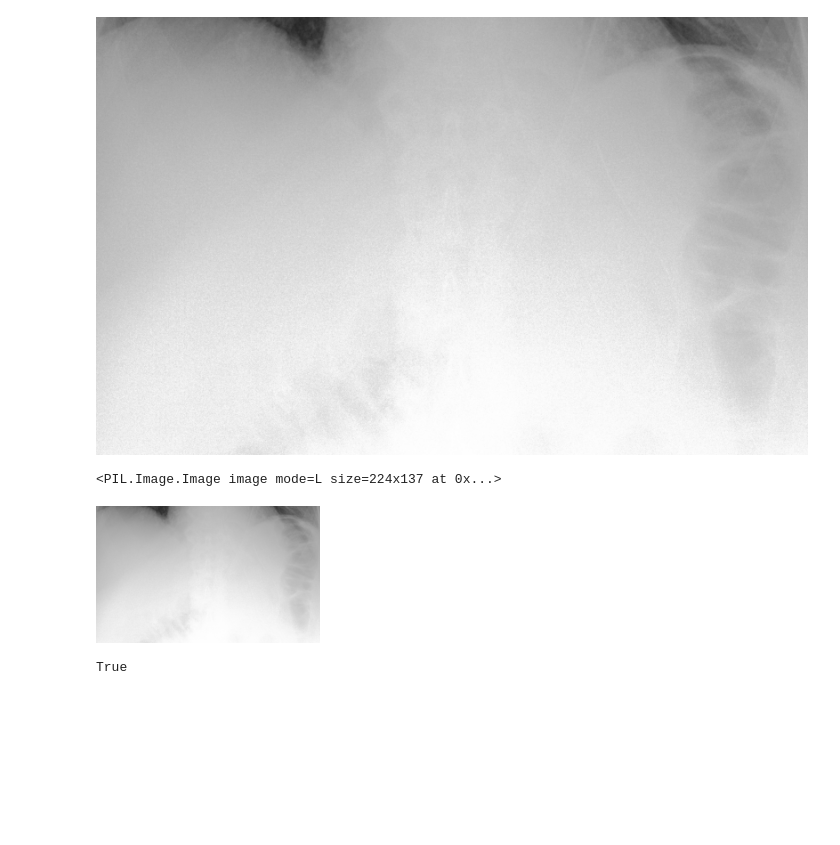
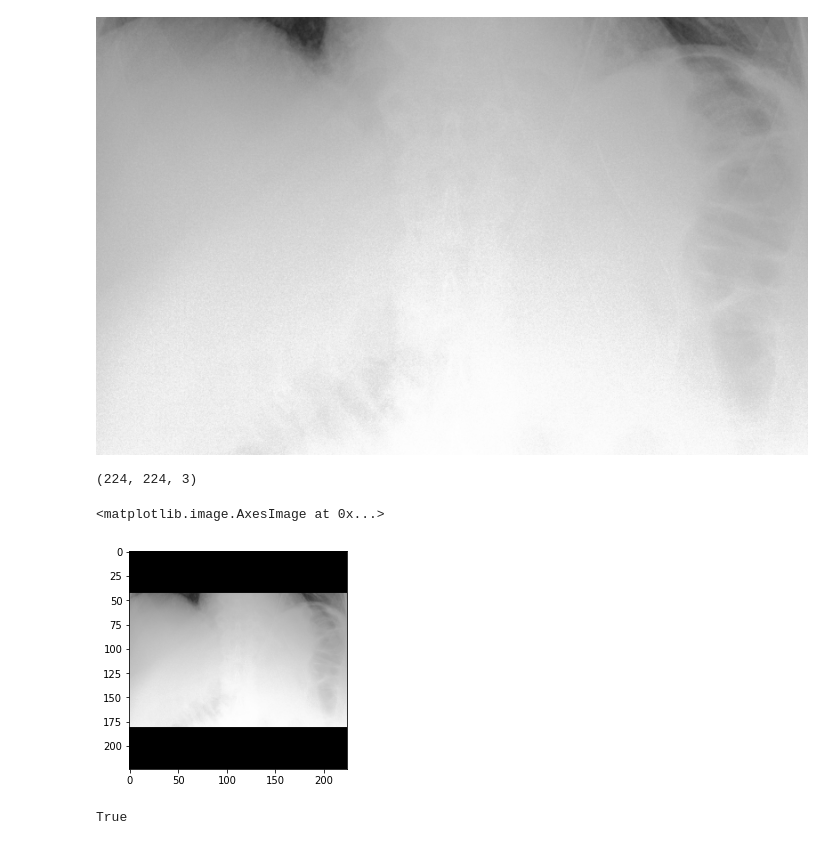
Before and after one commit to ttanida/rgrg, a Jupyter notebook: src/encoder/train_and_test_encoder_model.ipynb, the cells around one changed output. Cells and saved outputs as stored; diff of their text form; code cells hidden in the pictures; blank space fills up the shorter version.

Commit message:
Replace torch transforms by albumentations transforms

```diff
--- a/src/encoder/train_and_test_encoder_model.ipynb
+++ b/src/encoder/train_and_test_encoder_model.ipynb
@@ -117,5 +120,15 @@ val_test_transforms = transforms.Compose([
 train_dataset = CustomImageDataset(dataset_df=datasets_as_dfs["train"], transforms=train_transforms)
 val_dataset = CustomImageDataset(dataset_df=datasets_as_dfs["vald"], transforms=val_test_transforms)
 test_dataset = CustomImageDataset(dataset_df=datasets_as_dfs["test"], transforms=val_test_transforms)
+# %%
+train_transforms = A.Compose([
+    # we want the long edge of the image to be resized to IMAGE_INPUT_SIZE, and the short edge of the image to be padded to IMAGE_INPUT_SIZE on both sides,
+    # such that the aspect ratio of the images are kept (i.e. a resized image of a lung is not distorted),
+    # while getting images of uniform size (IMAGE_INPUT_SIZE x IMAGE_INPUT_SIZE)
+
+    # the custom class CustomResize resizes the longer edge to IMAGE_INPUT_SIZE while maintaining the aspect ratio
+    A.LongestMaxSize(max_size=224, interpolation=cv2.INTER_AREA),
+    A.PadIfNeeded(min_height=224, min_width=224, border_mode=cv2.BORDER_CONSTANT)
+])
 # %%
 from PIL import Image
@@ -133,14 +158,14 @@ display(cropped_image)
 <class 'PIL.Image.Image'>
 (2019, 1242)
 [figure]
-# %%
-resize = CustomResize(output_size_longer_edge=224)
-new_resized_cropped_image = resize.forward(cropped_image)
-print(new_resized_cropped_image)
-display(new_resized_cropped_image)
-# %% [output]
-<PIL.Image.Image image mode=L size=224x137 at 0x...>
-[figure, removed]
+# %%
+new_resized_cropped_image = train_transforms(image=np_cropped_image)["image"]
+print(new_resized_cropped_image.shape)
+plt.imshow(new_resized_cropped_image)
+# %% [output]
+(224, 224, 3)
+<matplotlib.image.AxesImage at 0x...>
+[figure, added]
 # %%
 new_resized_cropped_image == resized_cropped_image
 # %% [output]
```
Also changed, not shown: parts of 8 cells of this notebook, 1 other file.
